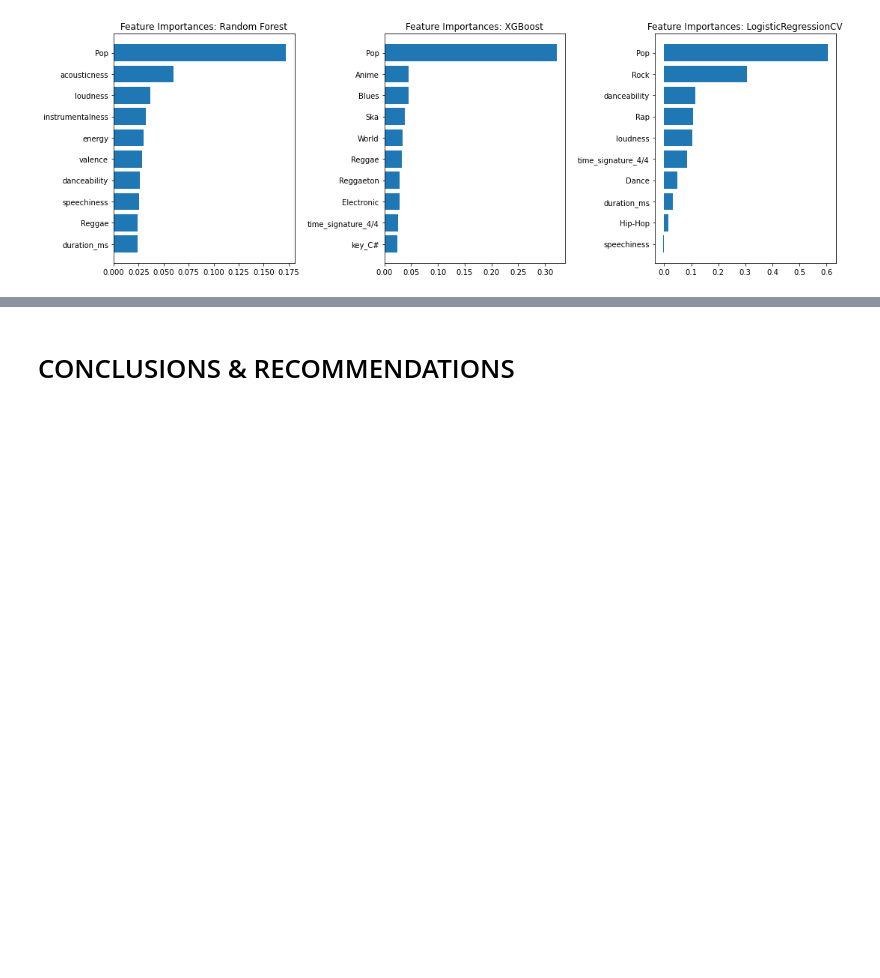
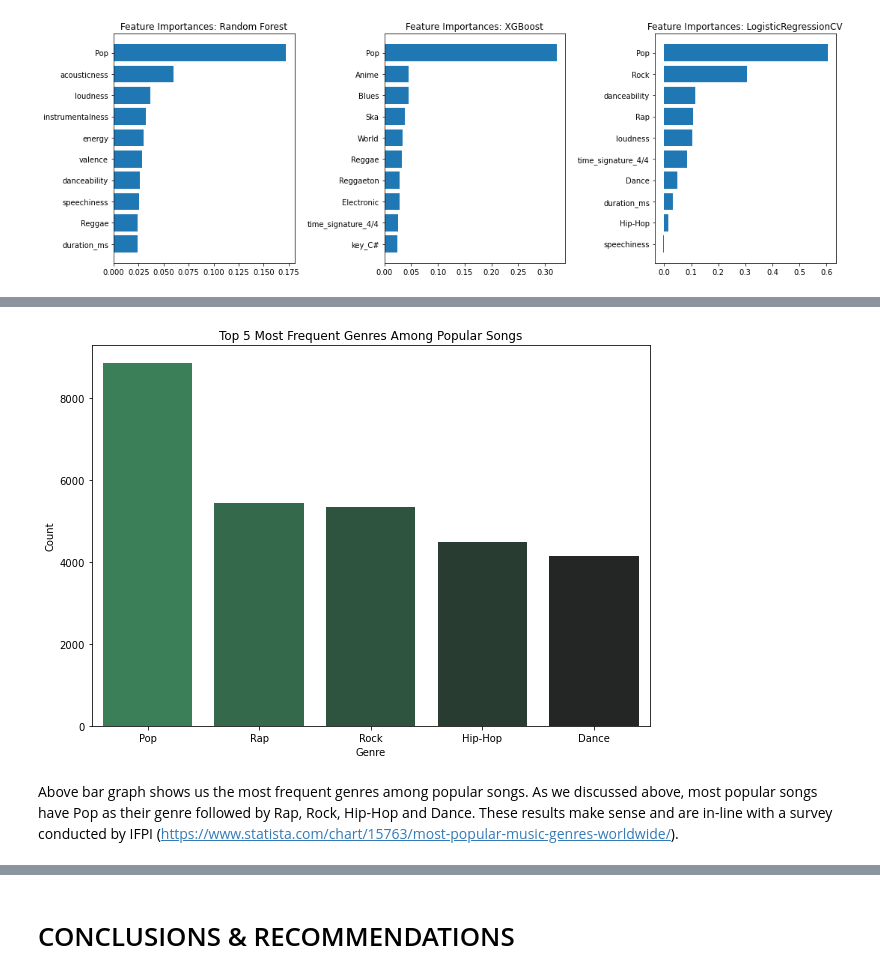
Before and after one commit to ebtezcan/Spotify-Song-Popularity-Prediction, a Jupyter notebook: index_OSEMN_plus_mvp-Copy1.ipynb, the cells around one changed output, grey strips where cells are left out. Saved outputs shown, nothing was run; the diff lists cells and outputs as text; code cells hidden in the pictures; blank space fills up the shorter version.

```diff
--- a/index_OSEMN_plus_mvp-Copy1.ipynb
+++ b/index_OSEMN_plus_mvp-Copy1.ipynb
@@ -1322,0 +1245,7 @@ shap.summary_plot(shap_values[1],X_test,max_display=40)
+# %%
+popular_songs_df = df_ohe[df_ohe['is_popular'] == 1]
+unpopular_songs_df = df_ohe[df_ohe['is_popular']==0]
+# %%
+popular_genre_df = popular_songs_df.iloc[:, 10:36].agg('sum').sort_values(ascending=False).reset_index()
+popular_genre_df.columns = ['genre', 'count']
+popular_genre_df
@@ -1322,0 +1270,14 @@ shap.summary_plot(shap_values[1],X_test,max_display=40)
+# %%
+fig, ax = plt.subplots(figsize=(10, 7))
+sns.barplot(x=popular_genre_df['genre'].head(5), y=popular_genre_df['count'].head(5),
+           palette='dark:seagreen_r')
+
+ax=plt.gca()
+ax.set_xlabel('Genre')
+ax.set_ylabel('Count')
+ax.set_title('Top 5 Most Frequent Genres Among Popular Songs');
+plt.savefig('')
+# %% [output]
+[figure, added]
+# %% [markdown]
+Above bar graph shows us the most frequent genres among popular songs. As we discussed above, most popular songs have Pop as their genre followed by Rap, Rock, Hip-Hop and Dance. These results make sense and are in-line with a survey conducted by IFPI (https://www.statista.com/chart/15763/most-popular-music-genres-worldwide/).
```
Also changed, not shown: parts of 43 cells of this notebook, 5 other files.
